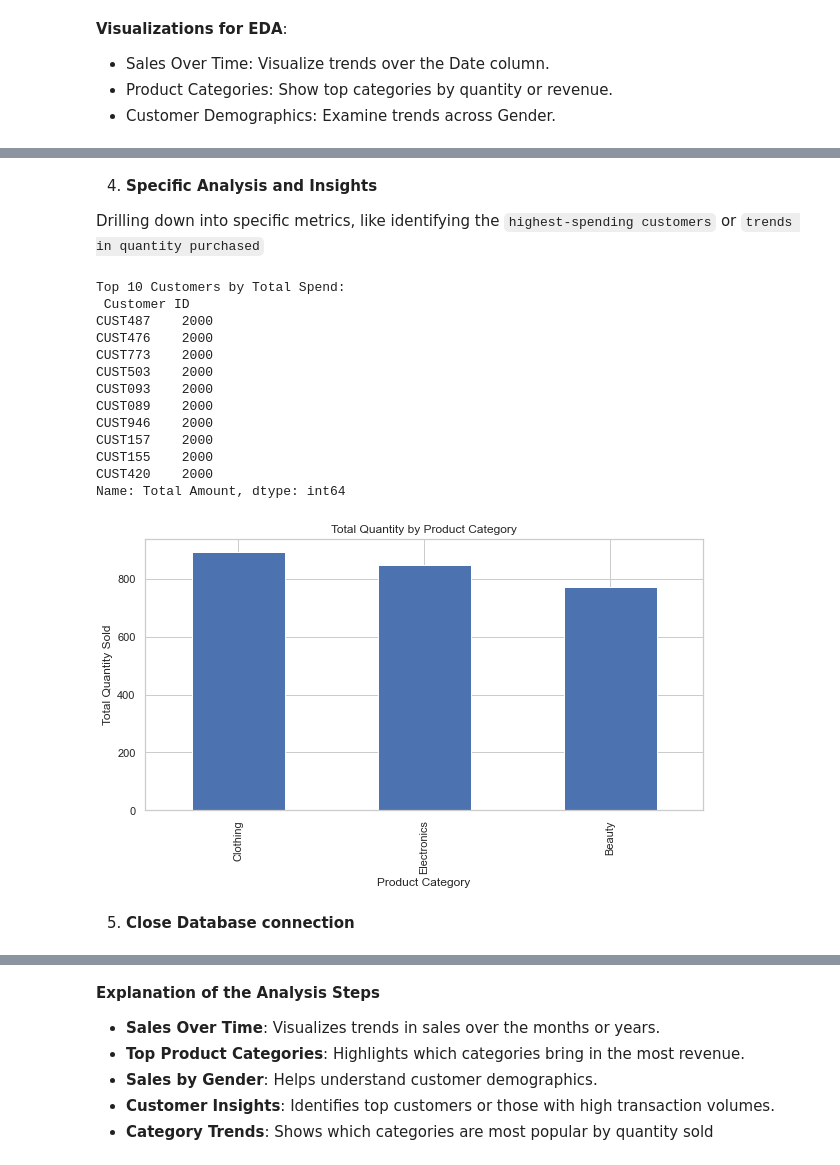
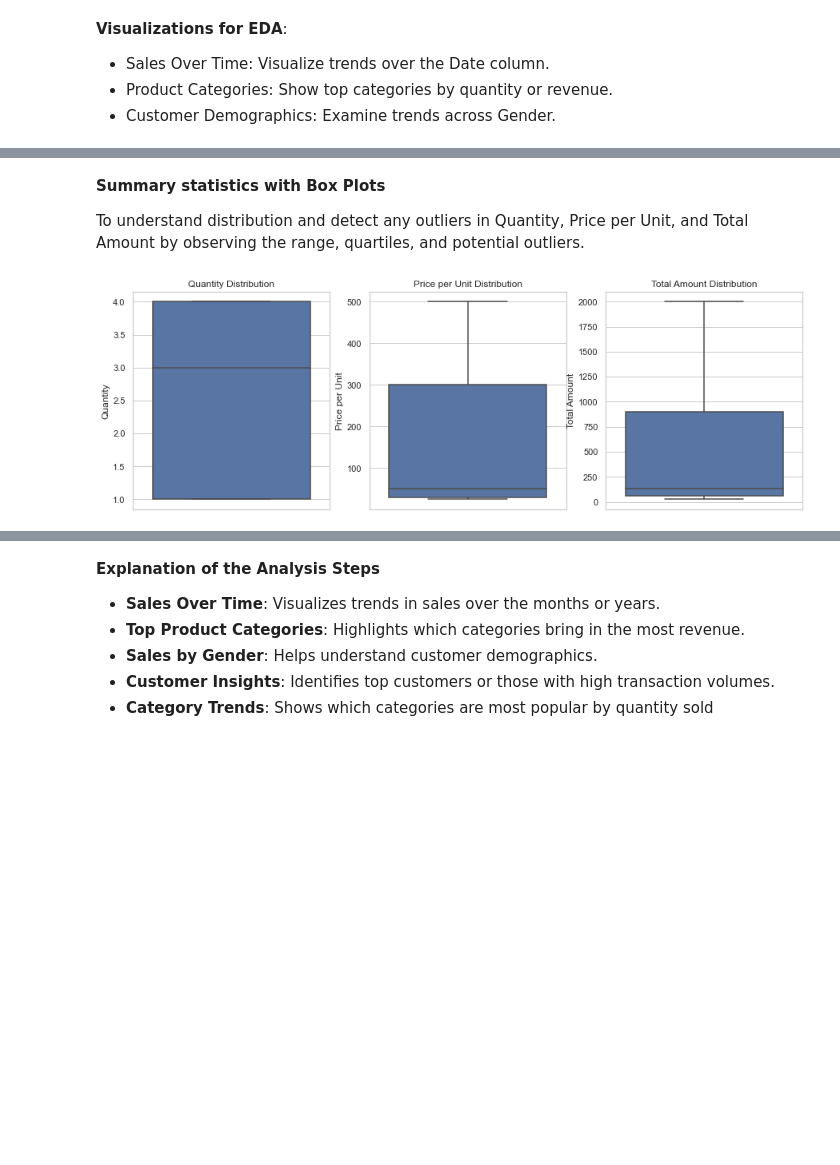
Before and after one commit to mandele1999/retail_sales_analytics, a Jupyter notebook: 03_data_analysis.ipynb, the cells around one changed output, grey strips where cells are left out. Cells and saved outputs as stored; diff of their text form; code cells hidden in the pictures; blank space fills up the shorter version.

Commit message:
Descriptive Analysis

```diff
--- a/03_data_analysis.ipynb
+++ b/03_data_analysis.ipynb
@@ -79,22 +83,3 @@ memory usage: 93.9+ KB
 * Sales Over Time: Visualize trends over the Date column.
 * Product Categories: Show top categories by quantity or revenue.
 * Customer Demographics: Examine trends across Gender.
-# %%
-# Sales over time
-df['Date'] = pd.to_datetime(df['Date'])
-df.set_index('Date')['Total Amount'].resample('M').sum().plot(figsize=(10, 5), title="Monthly Sales Over Time")
-plt.ylabel("Total Sales")
-plt.show()
-
-# Top Product Categories by Sales
-category_sales = df.groupby('Product Category')['Total Amount'].sum().sort_values(ascending=False)
-category_sales.plot(kind='bar', figsize=(10, 5), title="Top Product Categories by Sales")
-plt.ylabel("Total Sales")
-plt.xticks(rotation=45)
-plt.show()
-
-# Gender Distribution in Sales
-gender_sales = df.groupby('Gender')['Total Amount'].sum()
-gender_sales.plot(kind='pie', autopct='%1.1f%%', startangle=140, title="Sales by Gender")
-plt.ylabel("")
-plt.show()
@@ -105,31 +86,14 @@ plt.show()
-# %% [markdown]
-4. **Specific Analysis and Insights**
-
-Drilling down into specific metrics, like identifying the `highest-spending customers` or `trends in quantity purchased`
-# %%
-# Highest Spending Customers
-top_customers = df.groupby('Customer ID')['Total Amount'].sum().sort_values(ascending=False).head(10)
-print("Top 10 Customers by Total Spend:\n", top_customers)
-
-# Quantity Purchased by Category
-quantity_by_category = df.groupby('Product Category')['Quantity'].sum().sort_values(ascending=False)
-quantity_by_category.plot(kind='bar', figsize=(10, 5), title="Total Quantity by Product Category")
-plt.ylabel("Total Quantity Sold")
-plt.show()
-# %% [output]
-Top 10 Customers by Total Spend:
- Customer ID
-CUST487    2000
-CUST476    2000
-CUST773    2000
-CUST503    2000
-CUST093    2000
-CUST089    2000
-CUST946    2000
-CUST157    2000
-CUST155    2000
-CUST420    2000
-Name: Total Amount, dtype: int64
-[figure, removed]
-# %% [markdown]
-5. **Close Database connection**
+# %% [markdown]
+**Summary statistics with Box Plots**
+
+To understand distribution and detect any outliers in Quantity, Price per Unit, and Total Amount by observing the range, quartiles, and potential outliers.
+# %%
+# Box plots for numerical columns
+fig, axes = plt.subplots(1, 3, figsize=(15, 5))
+sns.boxplot(data=df, y='Quantity', ax=axes[0]).set_title('Quantity Distribution')
+sns.boxplot(data=df, y='Price per Unit', ax=axes[1]).set_title('Price per Unit Distribution')
+sns.boxplot(data=df, y='Total Amount', ax=axes[2]).set_title('Total Amount Distribution')
+# plt.tight_layout()
+plt.show()
+# %% [output]
+[figure, added]
```
Also changed, not shown: parts of 11 cells of this notebook.
